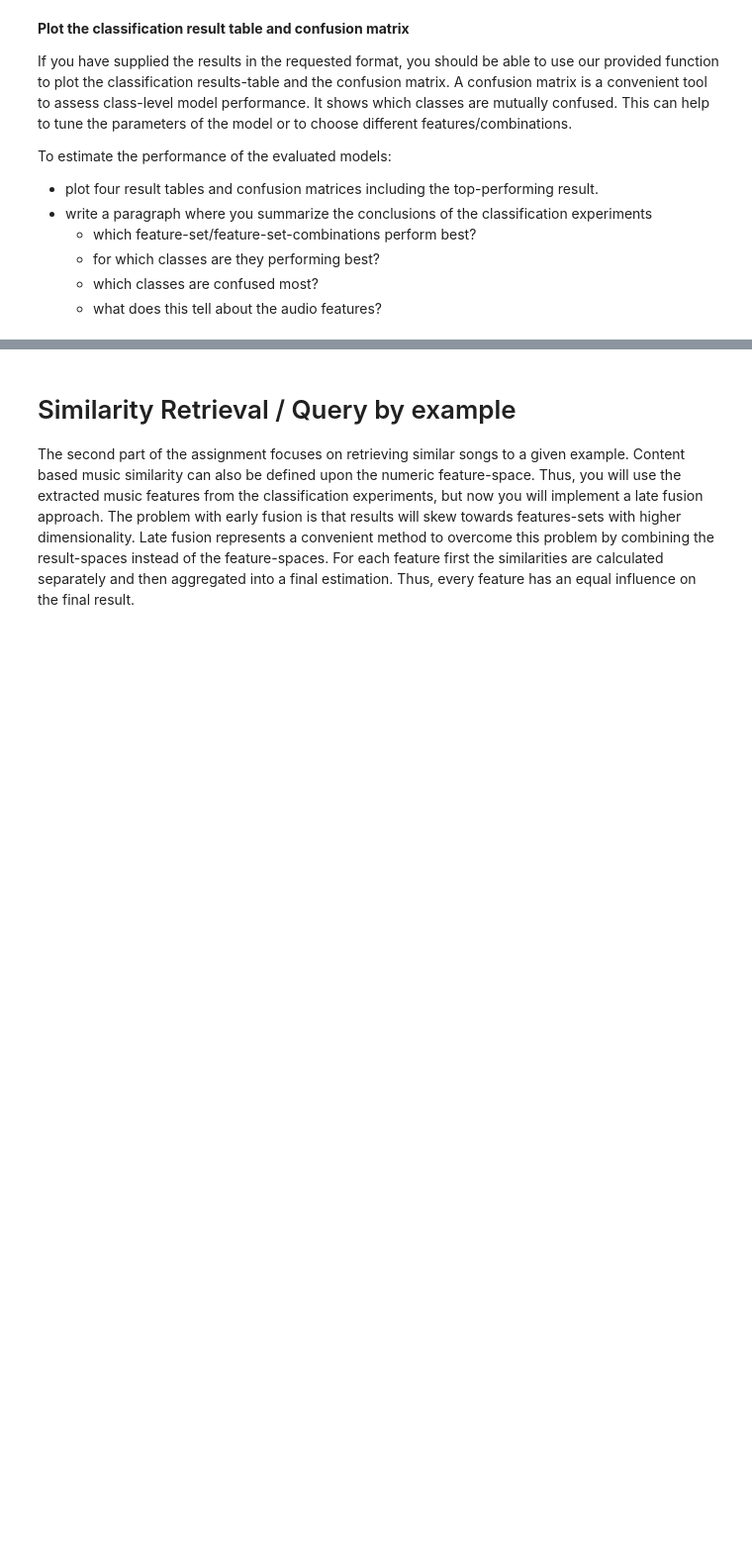
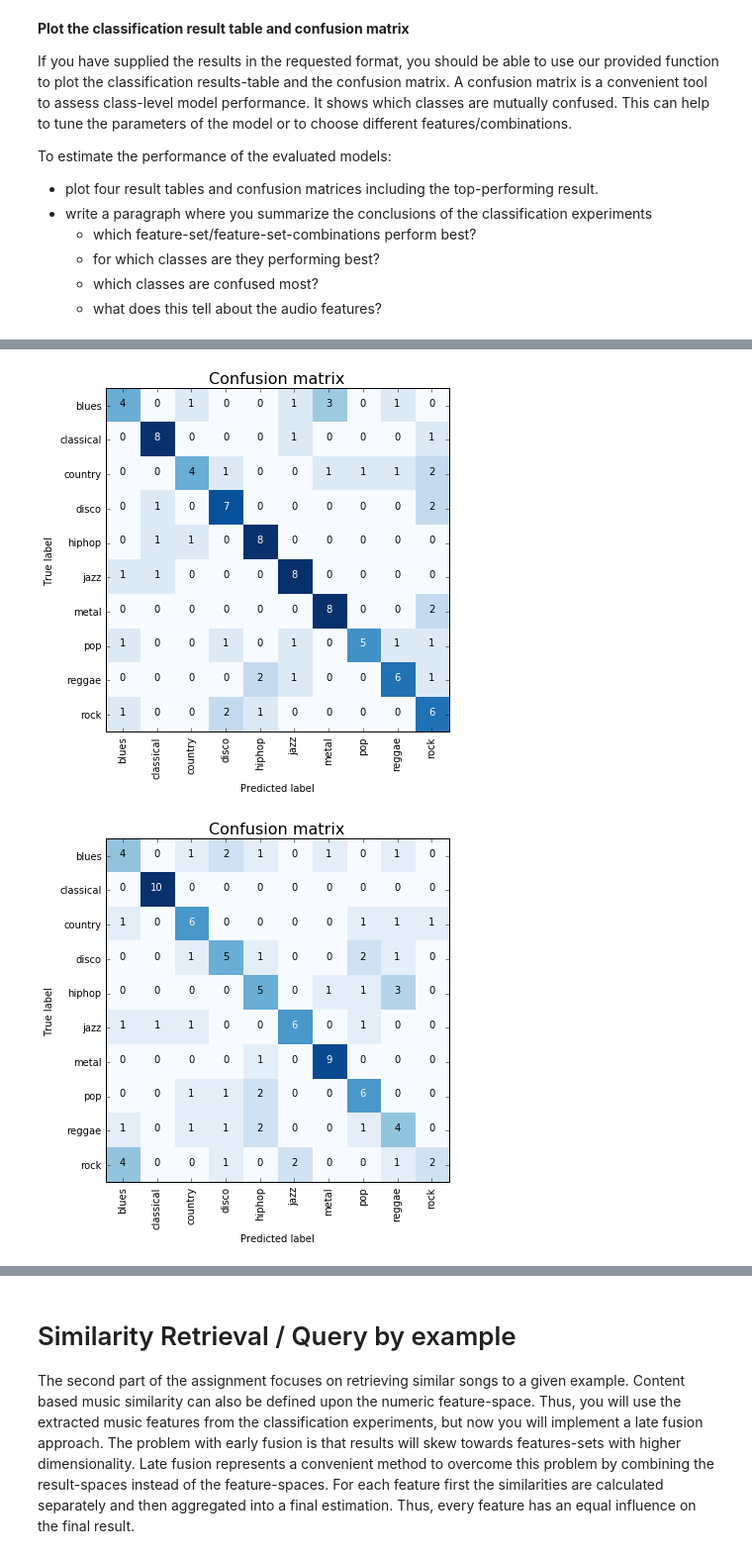
Before and after one commit to felentovic/Information-Retrieval, a Jupyter notebook: Project2/air_assign2_mir.ipynb, the cells around one changed output, grey strips where cells are left out. Shown at 99% size. Saved outputs shown, nothing was run; the diff lists cells and outputs as text; code cells hidden in the pictures; blank space fills up the shorter version.

```diff
--- a/Project2/air_assign2_mir.ipynb
+++ b/Project2/air_assign2_mir.ipynb
@@ -340,0 +341,7 @@ plot_confusion_matrix(classification_results_fused[("mfcc",)], le)
+# %%
+import time
+for key in classification_results_fused.keys():
+    plot_confusion_matrix(classification_results_fused[key], le)
+# %% [output]
+[figure, added]
+[figure, added]
```
Also changed, not shown: parts of 6 cells of this notebook.
